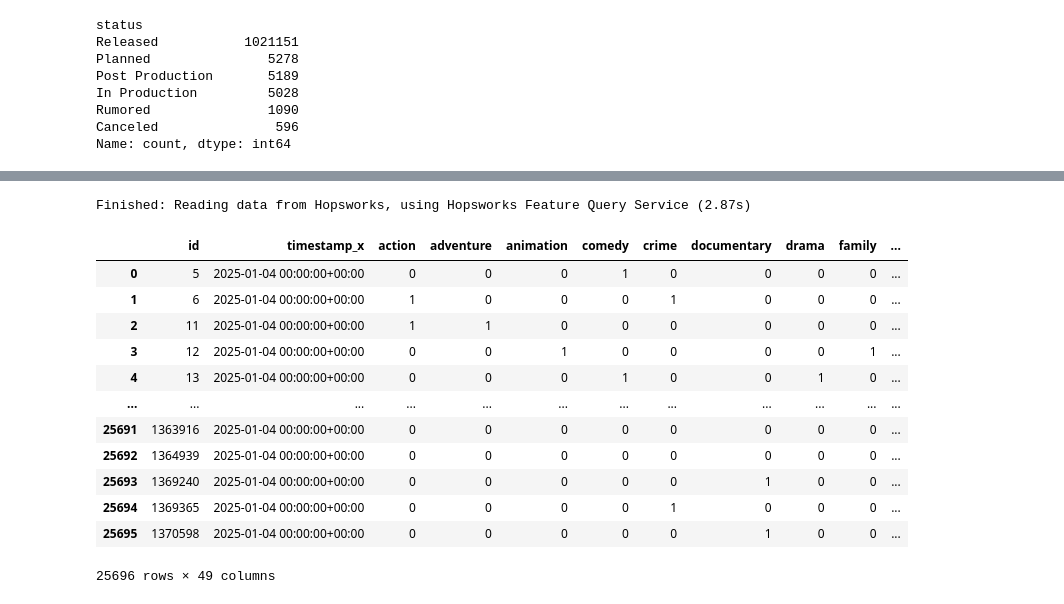
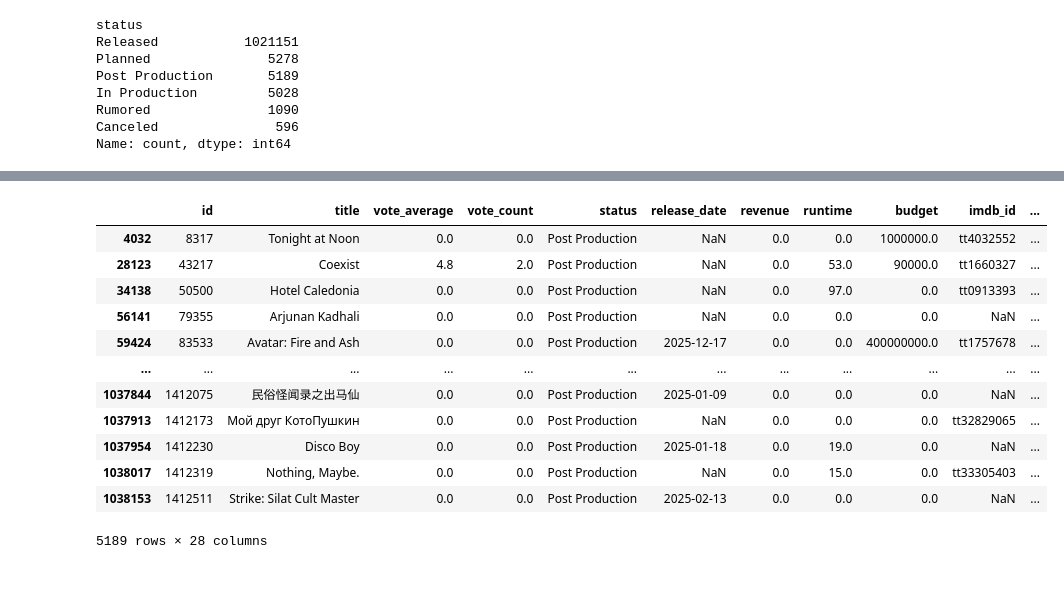
Before and after one commit to MartinEBravo/movie-rating-predictor-service, a Jupyter notebook: 4_inference_pipeline.ipynb, the cells around one changed output, grey strips where cells are left out. Saved outputs shown, nothing was run; the diff lists cells and outputs as text; code cells hidden in the pictures.

```diff
--- a/4_inference_pipeline.ipynb
+++ b/4_inference_pipeline.ipynb
@@ -230,33 +112,0 @@ Finished: Reading data from Hopsworks, using Hopsworks Feature Query Service (21
-# %%
-movie_genres_fg= fs.get_feature_group(
-    name='tmdb_movie_genres',
-    version=1,
-)
-
-yesterday=today - timedelta(2)
-
-genre_batch_data= movie_genres_fg.filter(movie_genres_fg.timestamp >= yesterday).read()       #Only need todays for future predictions. Makes it a dataframe
-genre_batch_data = genre_batch_data.sort_values(by=['id']).reset_index(drop=True)
-
-df_combined = pd.merge(
-    genre_batch_data,
-    batch_data,
-    on='id',
-    how='outer',  # as we want all rows
-)
-df_combined
-# %% [output]
-Finished: Reading data from Hopsworks, using Hopsworks Feature Query Service (2.87s)
-|  | id | timestamp_x | action | adventure | animation | comedy | crime | documentary | drama | family | ... |
-| 0 | 5 | 2025-01-04 00:00:00+00:00 | 0 | 0 | 0 | 1 | 0 | 0 | 0 | 0 | ... |
-| 1 | 6 | 2025-01-04 00:00:00+00:00 | 1 | 0 | 0 | 0 | 1 | 0 | 0 | 0 | ... |
-| 2 | 11 | 2025-01-04 00:00:00+00:00 | 1 | 1 | 0 | 0 | 0 | 0 | 0 | 0 | ... |
-| 3 | 12 | 2025-01-04 00:00:00+00:00 | 0 | 0 | 1 | 0 | 0 | 0 | 0 | 1 | ... |
-| 4 | 13 | 2025-01-04 00:00:00+00:00 | 0 | 0 | 0 | 1 | 0 | 0 | 1 | 0 | ... |
-| ... | ... | ... | ... | ... | ... | ... | ... | ... | ... | ... | ... |
-| 25691 | 1363916 | 2025-01-04 00:00:00+00:00 | 0 | 0 | 0 | 0 | 0 | 0 | 0 | 0 | ... |
-| 25692 | 1364939 | 2025-01-04 00:00:00+00:00 | 0 | 0 | 0 | 0 | 0 | 0 | 0 | 0 | ... |
-| 25693 | 1369240 | 2025-01-04 00:00:00+00:00 | 0 | 0 | 0 | 0 | 0 | 1 | 0 | 0 | ... |
-| 25694 | 1369365 | 2025-01-04 00:00:00+00:00 | 0 | 0 | 0 | 0 | 1 | 0 | 0 | 0 | ... |
-| 25695 | 1370598 | 2025-01-04 00:00:00+00:00 | 0 | 0 | 0 | 0 | 0 | 1 | 0 | 0 | ... |
-25696 rows × 49 columns
@@ -269,0 +113,18 @@ Finished: Reading data from Hopsworks, using Hopsworks Feature Query Service (2.
+# %%
+df = updated_df.copy()
+df_new=df[df['status'].isin(['Post Production'])]
+df_new
+# %% [output]
+|  | id | title | vote_average | vote_count | status | release_date | revenue | runtime | budget | imdb_id | ... |
+| 4032 | 8317 | Tonight at Noon | 0.0 | 0.0 | Post Production | NaN | 0.0 | 0.0 | 1000000.0 | tt4032552 | ... |
+| 28123 | 43217 | Coexist | 4.8 | 2.0 | Post Production | NaN | 0.0 | 53.0 | 90000.0 | tt1660327 | ... |
+| 34138 | 50500 | Hotel Caledonia | 0.0 | 0.0 | Post Production | NaN | 0.0 | 97.0 | 0.0 | tt0913393 | ... |
+| 56141 | 79355 | Arjunan Kadhali | 0.0 | 0.0 | Post Production | NaN | 0.0 | 0.0 | 0.0 | NaN | ... |
+| 59424 | 83533 | Avatar: Fire and Ash | 0.0 | 0.0 | Post Production | 2025-12-17 | 0.0 | 0.0 | 400000000.0 | tt1757678 | ... |
+| ... | ... | ... | ... | ... | ... | ... | ... | ... | ... | ... | ... |
+| 1037844 | 1412075 | 民俗怪闻录之出马仙 | 0.0 | 0.0 | Post Production | 2025-01-09 | 0.0 | 0.0 | 0.0 | NaN | ... |
+| 1037913 | 1412173 | Мой друг КотоПушкин | 0.0 | 0.0 | Post Production | NaN | 0.0 | 0.0 | 0.0 | tt32829065 | ... |
+| 1037954 | 1412230 | Disco Boy | 0.0 | 0.0 | Post Production | 2025-01-18 | 0.0 | 19.0 | 0.0 | NaN | ... |
+| 1038017 | 1412319 | Nothing, Maybe. | 0.0 | 0.0 | Post Production | NaN | 0.0 | 15.0 | 0.0 | tt33305403 | ... |
+| 1038153 | 1412511 | Strike: Silat Cult Master | 0.0 | 0.0 | Post Production | 2025-02-13 | 0.0 | 0.0 | 0.0 | NaN | ... |
+5189 rows × 28 columns
```
Also changed, not shown: parts of 11 cells of this notebook, 4 other files.
